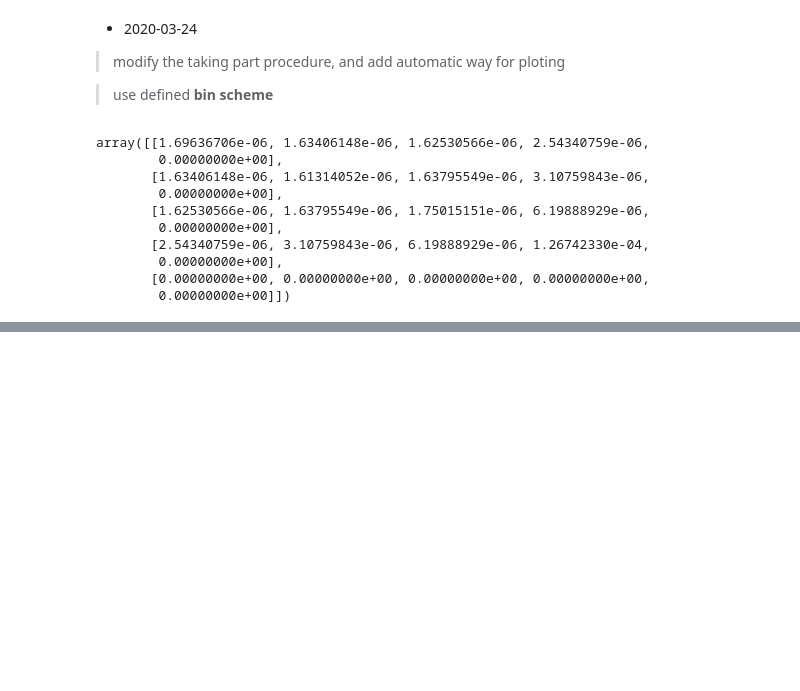
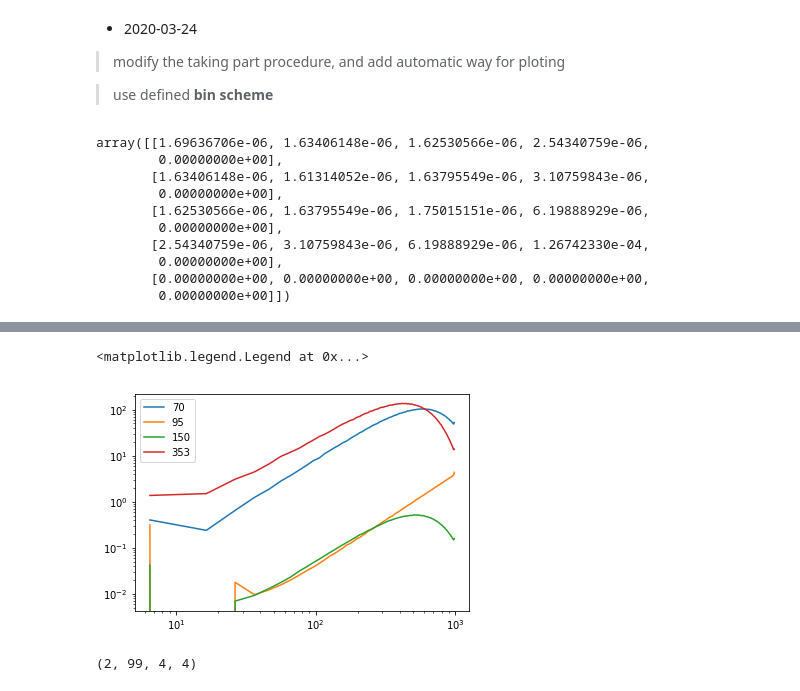
Before and after one commit to yaojian95/Ali_foreground, a Jupyter notebook: codes/Preprocessing_for_foreground_removal.ipynb, the cells around one changed output, grey strips where cells are left out. Drawn from its saved outputs; the diff is of its cells as text; code cells hidden in the pictures; blank space fills up the shorter version.

```diff
--- a/codes/Preprocessing_for_foreground_removal.ipynb
+++ b/codes/Preprocessing_for_foreground_removal.ipynb
@@ -195,13 +198,13 @@ total_ps_i.shape
 # %% [markdown]
 ## ILC for Namaster
 # %%
-path = '/fnx/jianyao/ancillary_data/4_fre_namaster_no_noise_95GHz_beam/'
-# noise_ps_mean = np.zeros((2, lmax+1, Nf, Nf))
+path = '/fnx/jianyao/ancillary_data/4_fre_namaster_with_noise_95GHz_beam'
+noise_ps_mean = np.zeros((2, len(ell_n), Nf, Nf))
+SamNum = 100 - 50
+for n in range(SamNum ):
+    noise_ps_mean += np.load('%s/noise_ps/nl_deconv_masked_EB_%s.npy'%(path, n))
 
-# for n in range(SamNum):
-#     noise_ps_mean += np.load('%s/noise_ps/nl_deconv_masked_EB_%s.npy'%(path, n))
-
-# noise_ps_mean /= SamNum
+noise_ps_mean /= SamNum
 # %%
 cl_clean_44 = np.load('/fnx/jianyao/cmb_0.05_realizations/cl_mean_namaster_95_with_beam.npy')  ## B-mode only
 # %% [markdown]
@@ -313,0 +324,14 @@ Text(0.5, 1.0, 'no noise')
+# %%
+
+for i in range(Nf):
+
+    plt.loglog(ell_n, eln2*noise_ps_mean[1, :,i, i], label = fre[i])
+
+plt.legend()
+# %% [output]
+<matplotlib.legend.Legend at 0x...>
+[figure, added]
+# %%
+noise_ps_mean.shape
+# %% [output]
+(2, 99, 4, 4)
```
Also changed, not shown: parts of 5 cells of this notebook, 1 other file.
